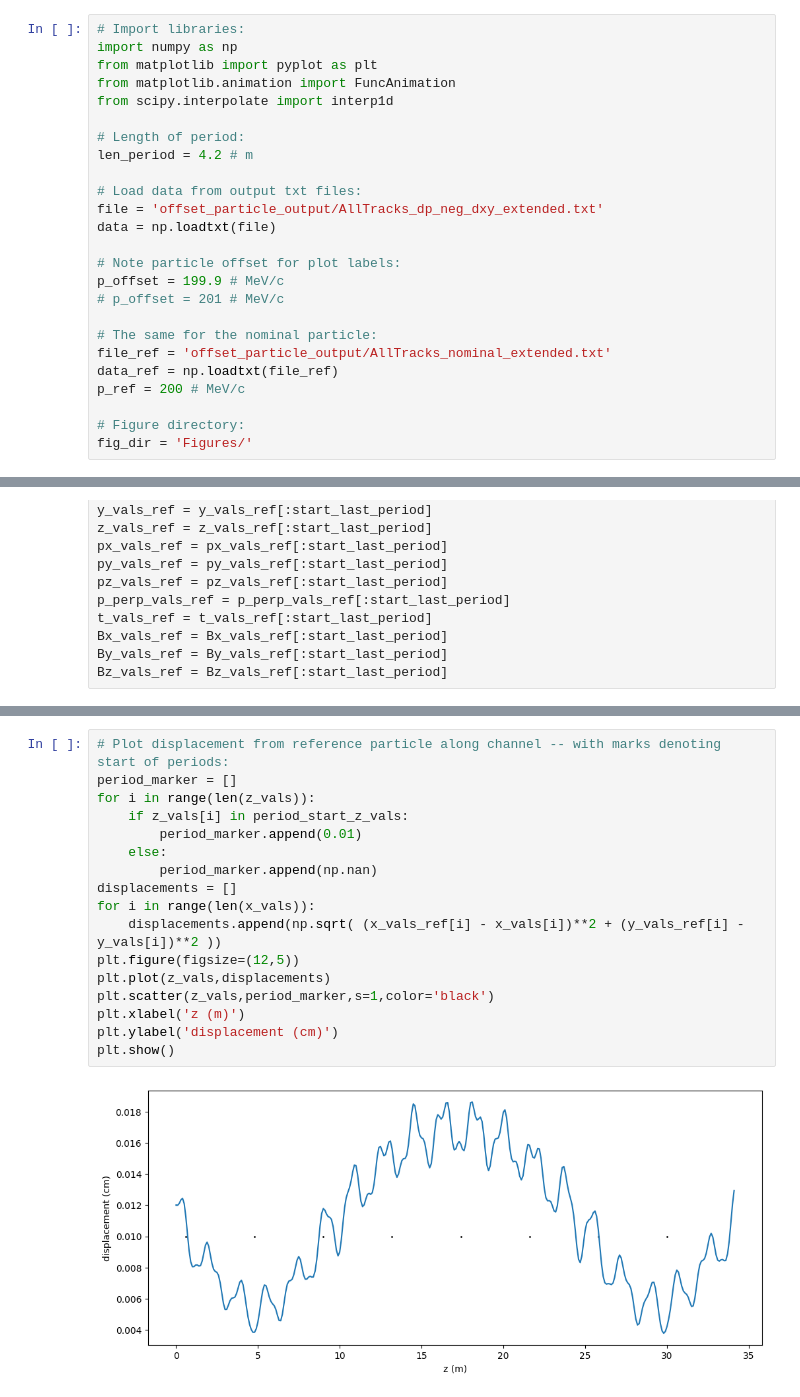
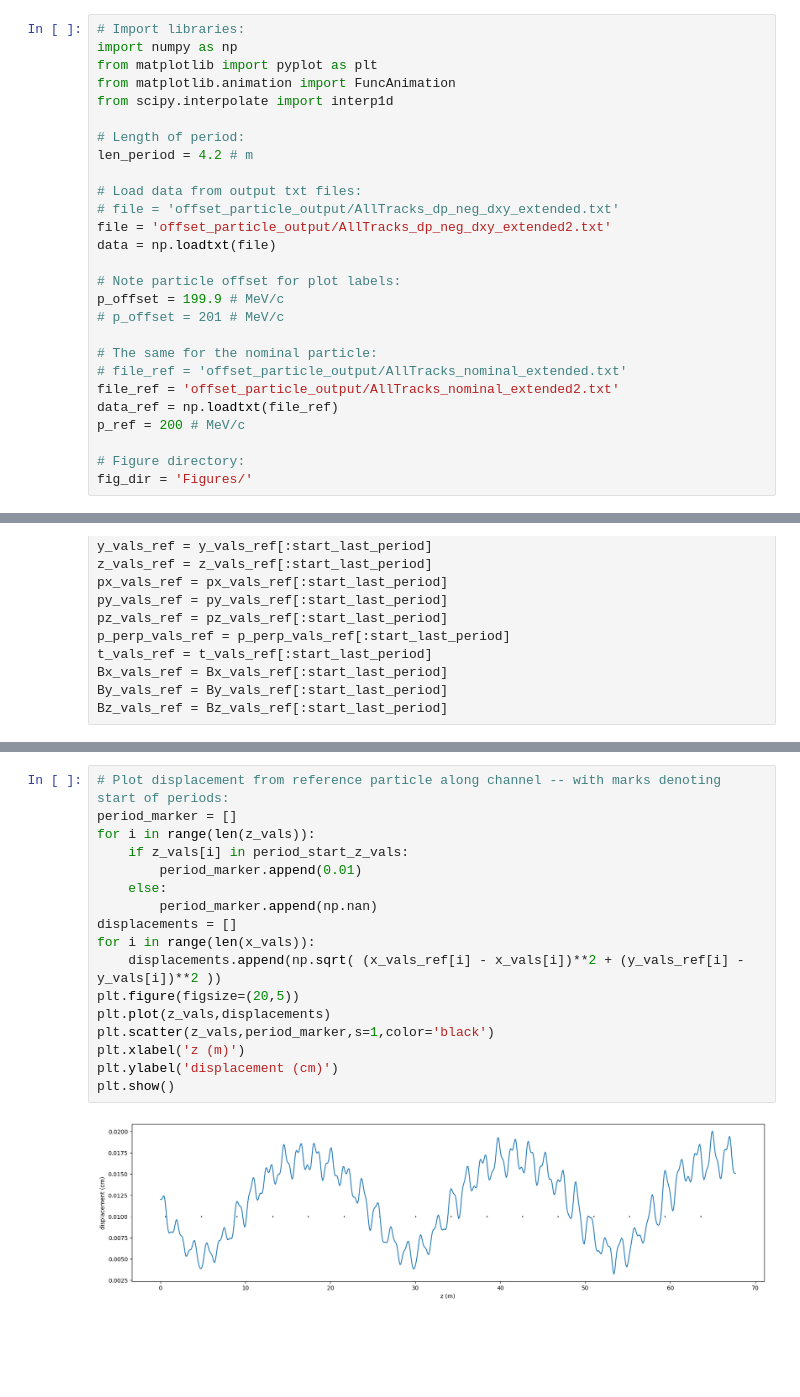
Before and after one commit to criggall/muon-cooling, a Jupyter notebook: Simplified-HFOFO/plot-compare-particles-dp.ipynb, the cells around one changed output, grey strips where cells are left out. Saved outputs shown, nothing was run; the diff lists cells and outputs as text; blank space fills up the shorter version.

```diff
--- a/Simplified-HFOFO/plot-compare-particles-dp.ipynb
+++ b/Simplified-HFOFO/plot-compare-particles-dp.ipynb
@@ -9,7 +9,8 @@ from scipy.interpolate import interp1d
 len_period = 4.2 # m
 
 # Load data from output txt files:
-file = 'offset_particle_output/AllTracks_dp_neg_dxy_extended.txt'
+# file = 'offset_particle_output/AllTracks_dp_neg_dxy_extended.txt'
+file = 'offset_particle_output/AllTracks_dp_neg_dxy_extended2.txt'
 data = np.loadtxt(file)
 
 # Note particle offset for plot labels:
@@ -17,7 +18,8 @@ p_offset = 199.9 # MeV/c
 # p_offset = 201 # MeV/c
 
 # The same for the nominal particle:
-file_ref = 'offset_particle_output/AllTracks_nominal_extended.txt'
+# file_ref = 'offset_particle_output/AllTracks_nominal_extended.txt'
+file_ref = 'offset_particle_output/AllTracks_nominal_extended2.txt'
 data_ref = np.loadtxt(file_ref)
 p_ref = 200 # MeV/c
 
@@ -184,22 +186,22 @@ plt.show()
 # %%
 # Plot displacement from reference particle along channel -- with marks denoting start of periods:
 period_marker = []
 for i in range(len(z_vals)):
     if z_vals[i] in period_start_z_vals:
         period_marker.append(0.01)
     else:
         period_marker.append(np.nan)
 displacements = []
 for i in range(len(x_vals)):
     displacements.append(np.sqrt( (x_vals_ref[i] - x_vals[i])**2 + (y_vals_ref[i] - y_vals[i])**2 ))
-plt.figure(figsize=(12,5))
+plt.figure(figsize=(20,5))
 plt.plot(z_vals,displacements)
 plt.scatter(z_vals,period_marker,s=1,color='black')
 plt.xlabel('z (m)')
 plt.ylabel('displacement (cm)')
 plt.show()
 # %% [output]
-[figure, old version]
+[figure, new version]
 # %%
 # Plot angle w.r.t. reference particle along channel:
 angles = []
```
Also changed, not shown: parts of 30 cells of this notebook, 19 other files.
